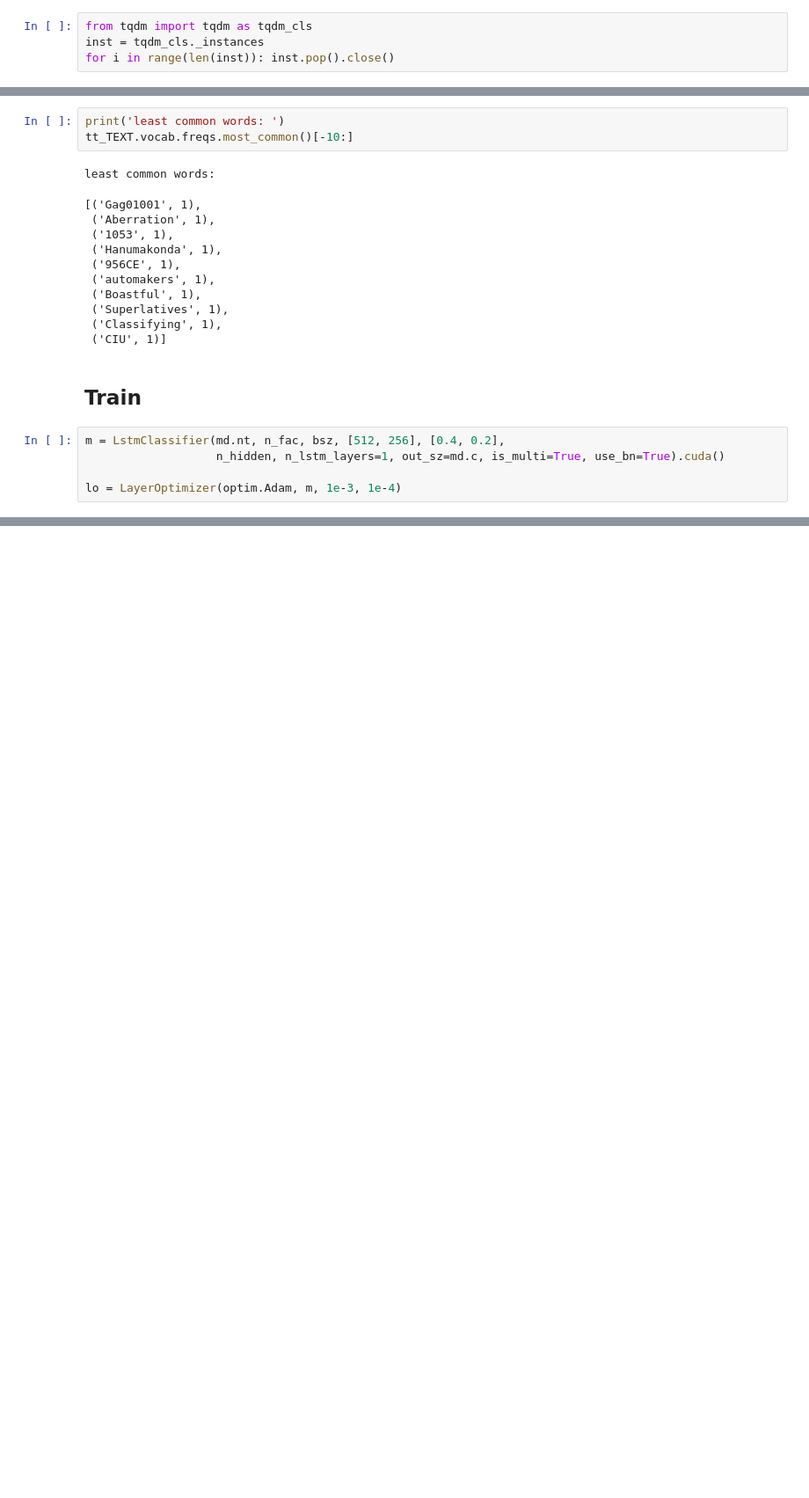
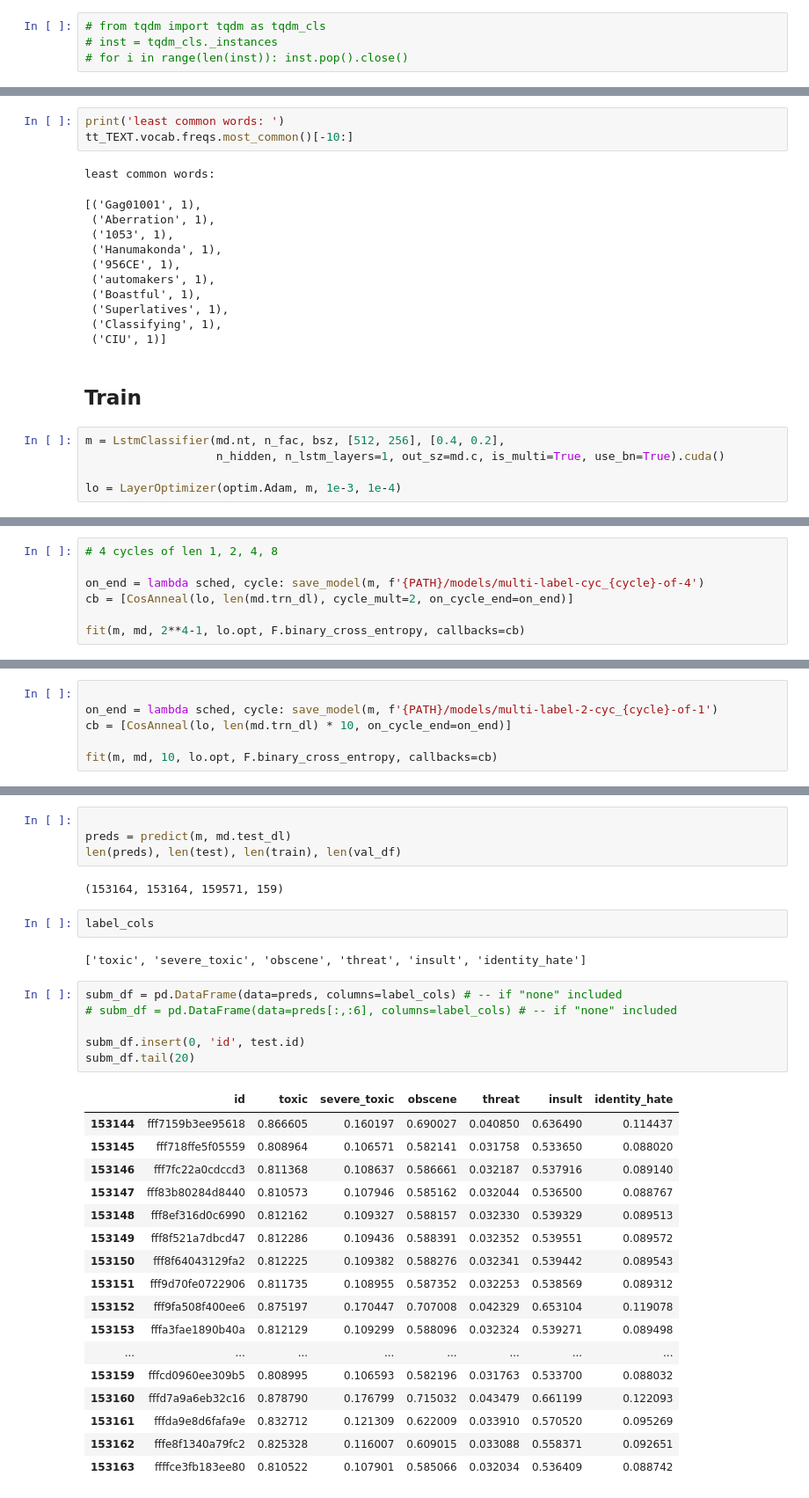
Before and after one commit to ikanez/ai6-kaggle-toxic, a Jupyter notebook: src/ohmeow-classifier-pytorch.ipynb, the cells around one changed output, grey strips where cells are left out. Shown: that part at 88% size. Cells and saved outputs as stored; diff of their text form; blank space fills up the shorter version.

```diff
--- a/src/ohmeow-classifier-pytorch.ipynb
+++ b/src/ohmeow-classifier-pytorch.ipynb
@@ -26,4 +42,4 @@ pd.set_option('display.max_colwidth', -1)
 # %%
-from tqdm import tqdm as tqdm_cls
-inst = tqdm_cls._instances
-for i in range(len(inst)): inst.pop().close()
+# from tqdm import tqdm as tqdm_cls
+# inst = tqdm_cls._instances
+# for i in range(len(inst)): inst.pop().close()
@@ -529,0 +540,7 @@ If you're reading this message in another frontend (for example, a static render
+# %%
+# 4 cycles of len 1, 2, 4, 8
+
+on_end = lambda sched, cycle: save_model(m, f'{PATH}/models/multi-label-cyc_{cycle}-of-4')
+cb = [CosAnneal(lo, len(md.trn_dl), cycle_mult=2, on_cycle_end=on_end)]
+
+fit(m, md, 2**4-1, lo.opt, F.binary_cross_entropy, callbacks=cb)
@@ -529,0 +568,6 @@ If you're reading this message in another frontend (for example, a static render
+# %%
+
+on_end = lambda sched, cycle: save_model(m, f'{PATH}/models/multi-label-2-cyc_{cycle}-of-1')
+cb = [CosAnneal(lo, len(md.trn_dl) * 10, on_cycle_end=on_end)]
+
+fit(m, md, 10, lo.opt, F.binary_cross_entropy, callbacks=cb)
@@ -529,0 +592,34 @@ If you're reading this message in another frontend (for example, a static render
+# %%
+
+preds = predict(m, md.test_dl)
+len(preds), len(test), len(train), len(val_df)
+# %% [output]
+(153164, 153164, 159571, 159)
+# %%
+label_cols
+# %% [output]
+['toxic', 'severe_toxic', 'obscene', 'threat', 'insult', 'identity_hate']
+# %%
+subm_df = pd.DataFrame(data=preds, columns=label_cols) # -- if "none" included
+# subm_df = pd.DataFrame(data=preds[:,:6], columns=label_cols) # -- if "none" included
+
+subm_df.insert(0, 'id', test.id)
+subm_df.tail(20)
+# %% [output]
+|  | id | toxic | severe_toxic | obscene | threat | insult | identity_hate |
+| 153144 | fff7159b3ee95618 | 0.866605 | 0.160197 | 0.690027 | 0.040850 | 0.636490 | 0.114437 |
+| 153145 | fff718ffe5f05559 | 0.808964 | 0.106571 | 0.582141 | 0.031758 | 0.533650 | 0.088020 |
+| 153146 | fff7fc22a0cdccd3 | 0.811368 | 0.108637 | 0.586661 | 0.032187 | 0.537916 | 0.089140 |
+| 153147 | fff83b80284d8440 | 0.810573 | 0.107946 | 0.585162 | 0.032044 | 0.536500 | 0.088767 |
+| 153148 | fff8ef316d0c6990 | 0.812162 | 0.109327 | 0.588157 | 0.032330 | 0.539329 | 0.089513 |
+| 153149 | fff8f521a7dbcd47 | 0.812286 | 0.109436 | 0.588391 | 0.032352 | 0.539551 | 0.089572 |
+| 153150 | fff8f64043129fa2 | 0.812225 | 0.109382 | 0.588276 | 0.032341 | 0.539442 | 0.089543 |
+| 153151 | fff9d70fe0722906 | 0.811735 | 0.108955 | 0.587352 | 0.032253 | 0.538569 | 0.089312 |
+| 153152 | fff9fa508f400ee6 | 0.875197 | 0.170447 | 0.707008 | 0.042329 | 0.653104 | 0.119078 |
+| 153153 | fffa3fae1890b40a | 0.812129 | 0.109299 | 0.588096 | 0.032324 | 0.539271 | 0.089498 |
+| ... | ... | ... | ... | ... | ... | ... | ... |
+| 153159 | fffcd0960ee309b5 | 0.808995 | 0.106593 | 0.582196 | 0.031763 | 0.533700 | 0.088032 |
+| 153160 | fffd7a9a6eb32c16 | 0.878790 | 0.176799 | 0.715032 | 0.043479 | 0.661199 | 0.122093 |
+| 153161 | fffda9e8d6fafa9e | 0.832712 | 0.121309 | 0.622009 | 0.033910 | 0.570520 | 0.095269 |
+| 153162 | fffe8f1340a79fc2 | 0.825328 | 0.116007 | 0.609015 | 0.033088 | 0.558371 | 0.092651 |
+| 153163 | ffffce3fb183ee80 | 0.810522 | 0.107901 | 0.585066 | 0.032034 | 0.536409 | 0.088742 |
```
Also changed, not shown: parts of 16 cells of this notebook.
